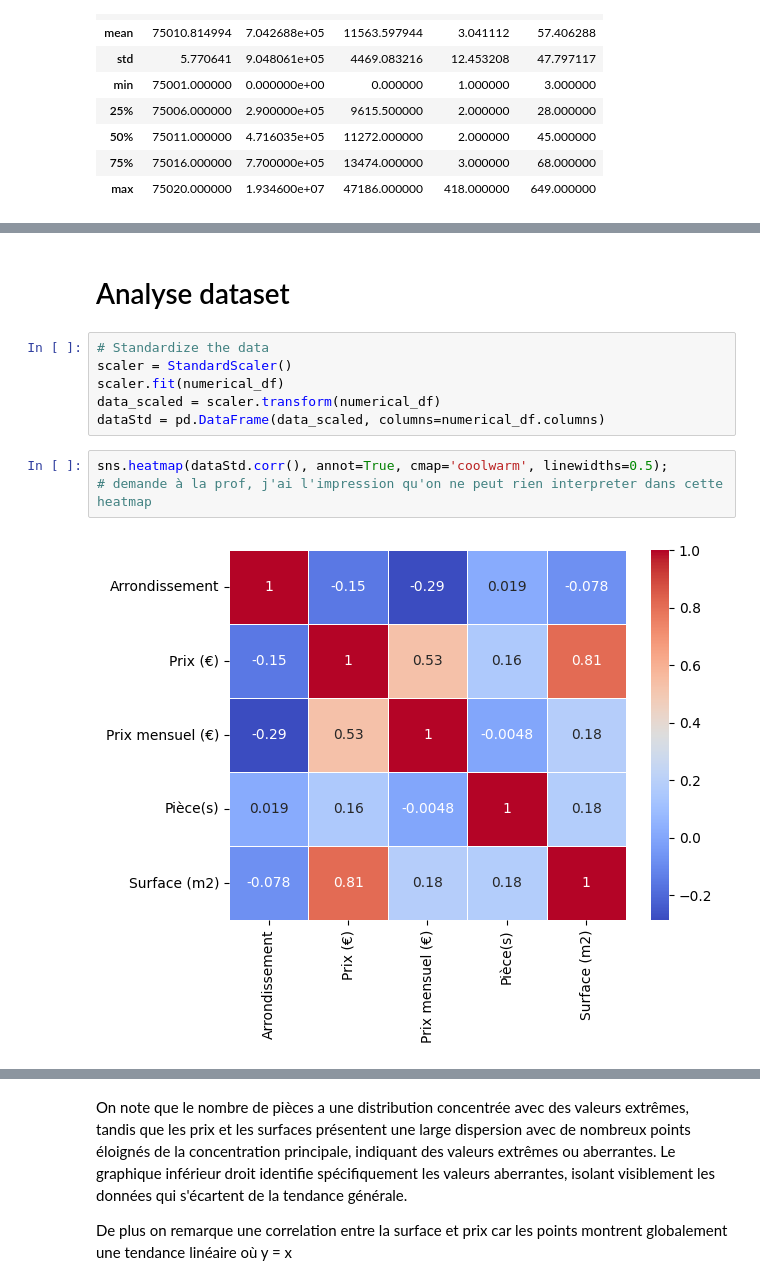
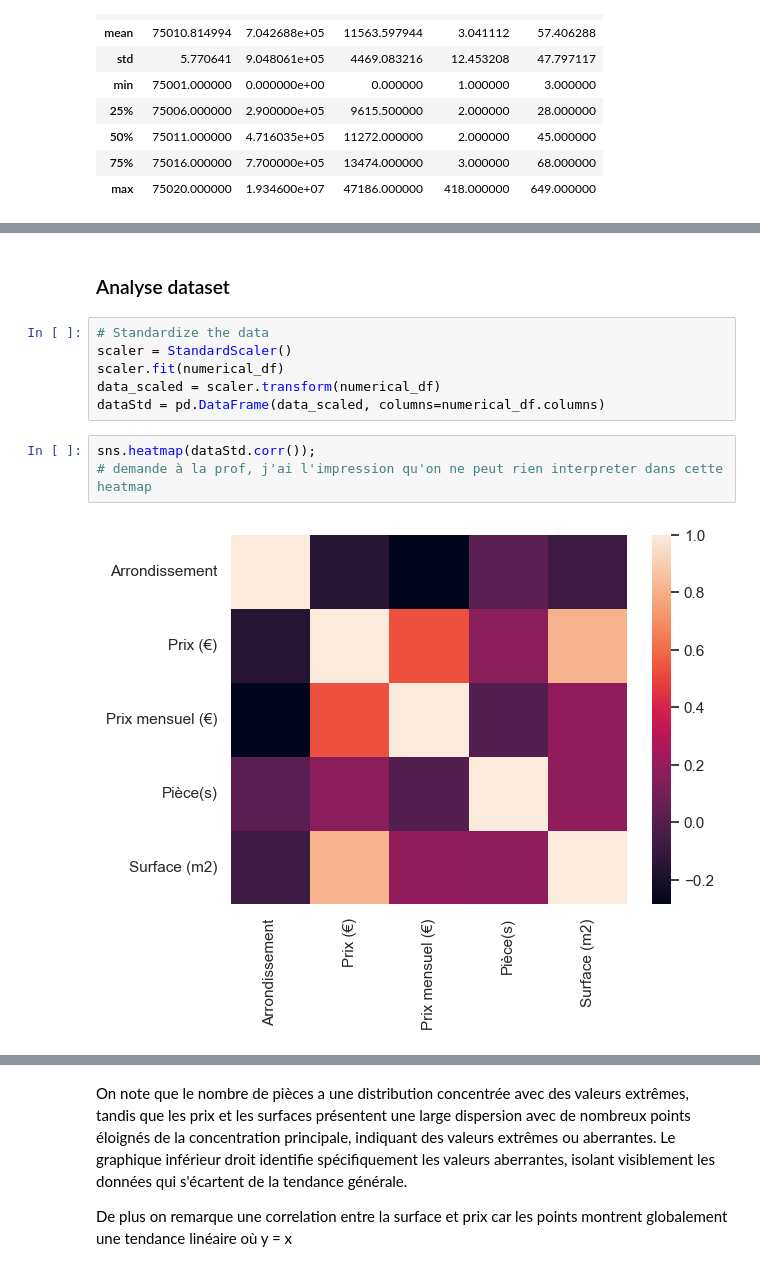
Before and after one commit to Zhuanu/Projet-DALAS, a Jupyter notebook: eda.ipynb, the cells around one changed output, grey strips where cells are left out. Drawn from its saved outputs; the diff is of its cells as text.

```diff
--- a/eda.ipynb
+++ b/eda.ipynb
@@ -221,5 +242,5 @@ df["Surface (m2)"].hist()
 # %% [markdown]
-# Analyse dataset
+### Analyse dataset
 # %%
 # Standardize the data
 scaler = StandardScaler()
@@ -227,10 +248,10 @@ scaler.fit(numerical_df)
 data_scaled = scaler.transform(numerical_df)
 dataStd = pd.DataFrame(data_scaled, columns=numerical_df.columns)
 # %%
-sns.heatmap(dataStd.corr(), annot=True, cmap='coolwarm', linewidths=0.5);
+sns.heatmap(dataStd.corr());
 # demande à la prof, j'ai l'impression qu'on ne peut rien interpreter dans cette heatmap
 # %% [output]
-[figure, old version]
+[figure, new version]
 # %%
 pd.plotting.scatter_matrix(dataStd, figsize=(8, 8));
 # %% [output]
```
Also changed, not shown: parts of 65 cells of this notebook.
